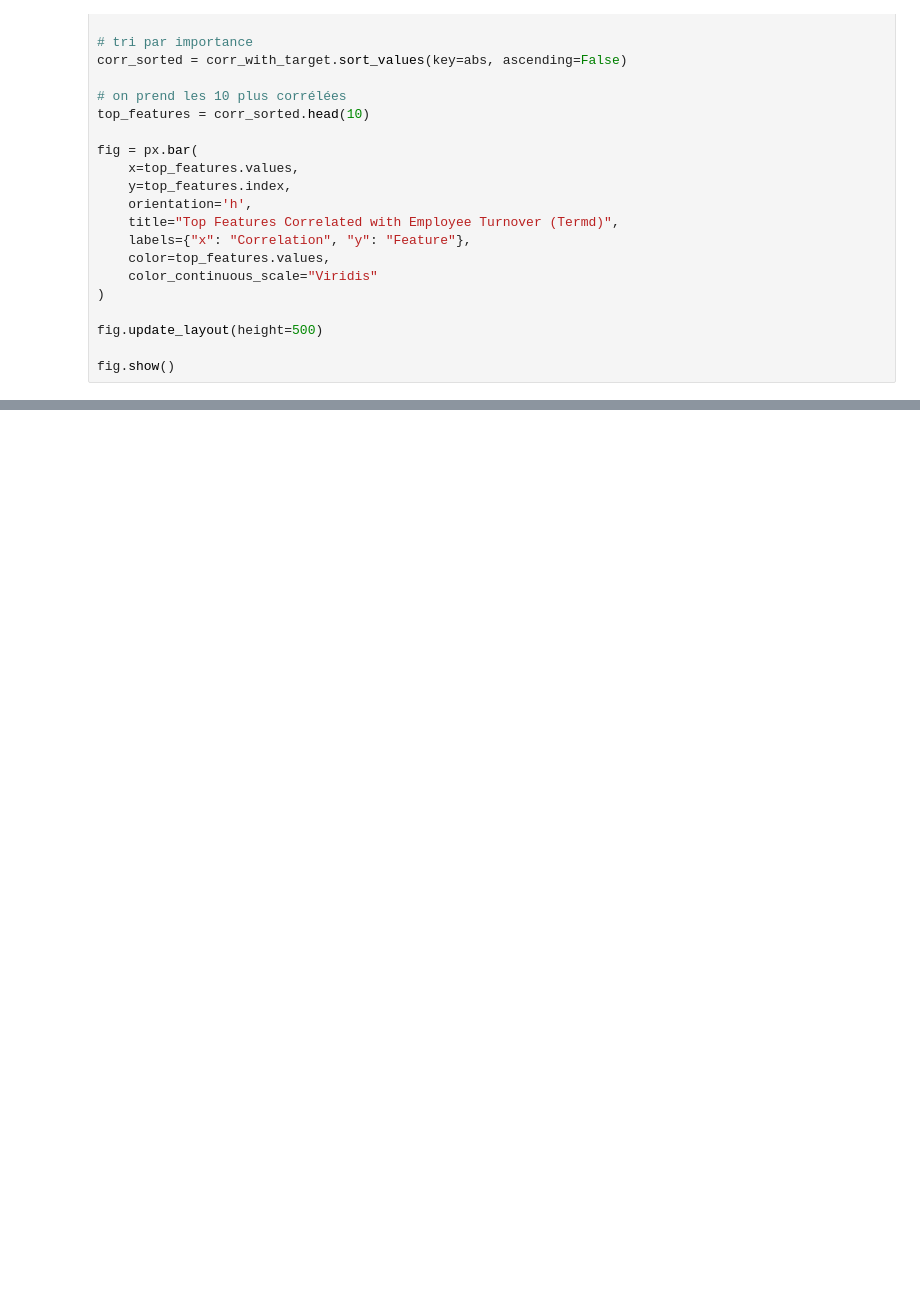
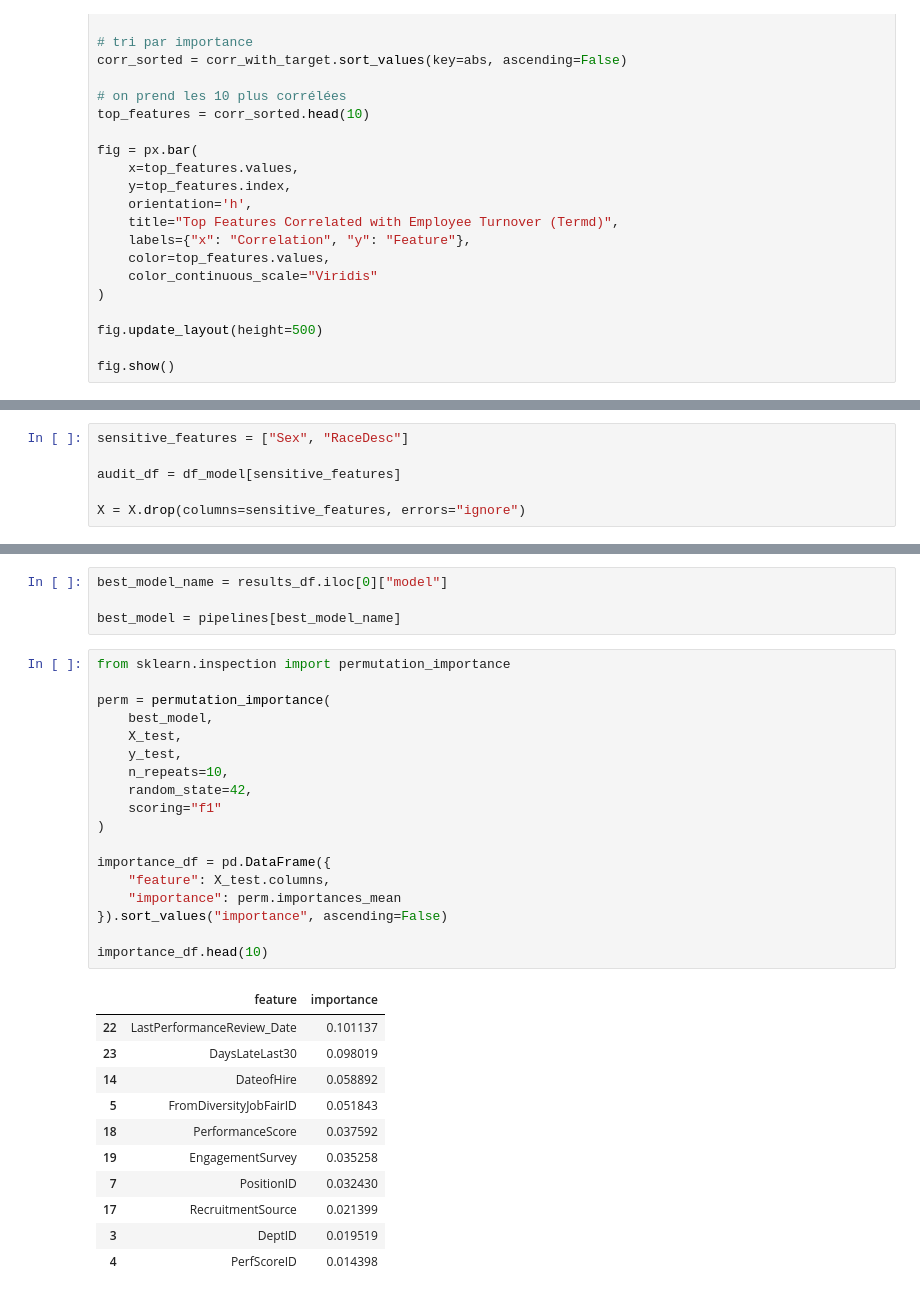
Before and after one commit to Laidanan/Hackathon_Explainability_AI_Groupe13, a Jupyter notebook: code.ipynb, the cells around one changed output, grey strips where cells are left out. Saved outputs shown, nothing was run; the diff lists cells and outputs as text; blank space fills up the shorter version.

```diff
--- a/code.ipynb
+++ b/code.ipynb
@@ -164,0 +209,6 @@ fig.show()
+# %%
+sensitive_features = ["Sex", "RaceDesc"]
+
+audit_df = df_model[sensitive_features]
+
+X = X.drop(columns=sensitive_features, errors="ignore")
@@ -164,0 +412,34 @@ fig.show()
+# %%
+best_model_name = results_df.iloc[0]["model"]
+
+best_model = pipelines[best_model_name]
+# %%
+from sklearn.inspection import permutation_importance
+
+perm = permutation_importance(
+    best_model,
+    X_test,
+    y_test,
+    n_repeats=10,
+    random_state=42,
+    scoring="f1"
+)
+
+importance_df = pd.DataFrame({
+    "feature": X_test.columns,
+    "importance": perm.importances_mean
+}).sort_values("importance", ascending=False)
+
+importance_df.head(10)
+# %% [output]
+|  | feature | importance |
+| 22 | LastPerformanceReview_Date | 0.101137 |
+| 23 | DaysLateLast30 | 0.098019 |
+| 14 | DateofHire | 0.058892 |
+| 5 | FromDiversityJobFairID | 0.051843 |
+| 18 | PerformanceScore | 0.037592 |
+| 19 | EngagementSurvey | 0.035258 |
+| 7 | PositionID | 0.032430 |
+| 17 | RecruitmentSource | 0.021399 |
+| 3 | DeptID | 0.019519 |
+| 4 | PerfScoreID | 0.014398 |
```
Also changed, not shown: parts of 11 cells of this notebook.
